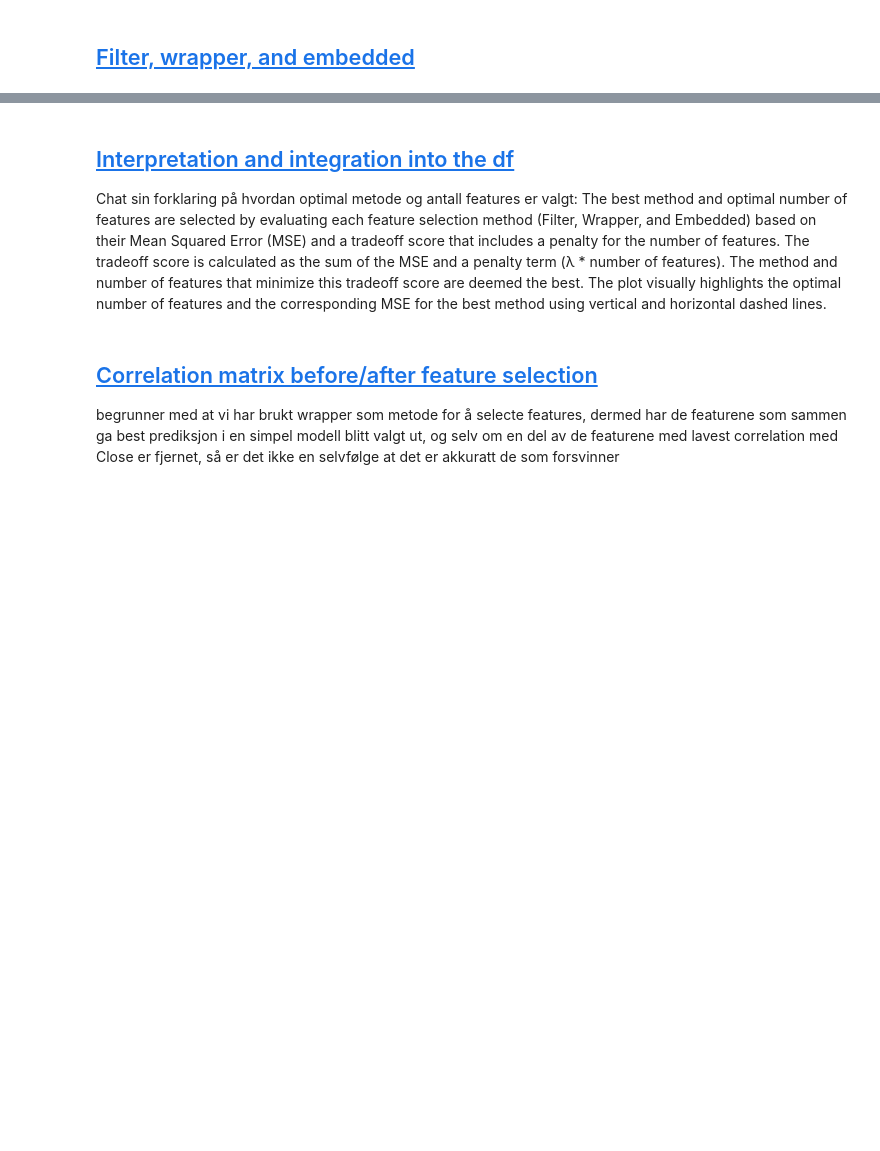
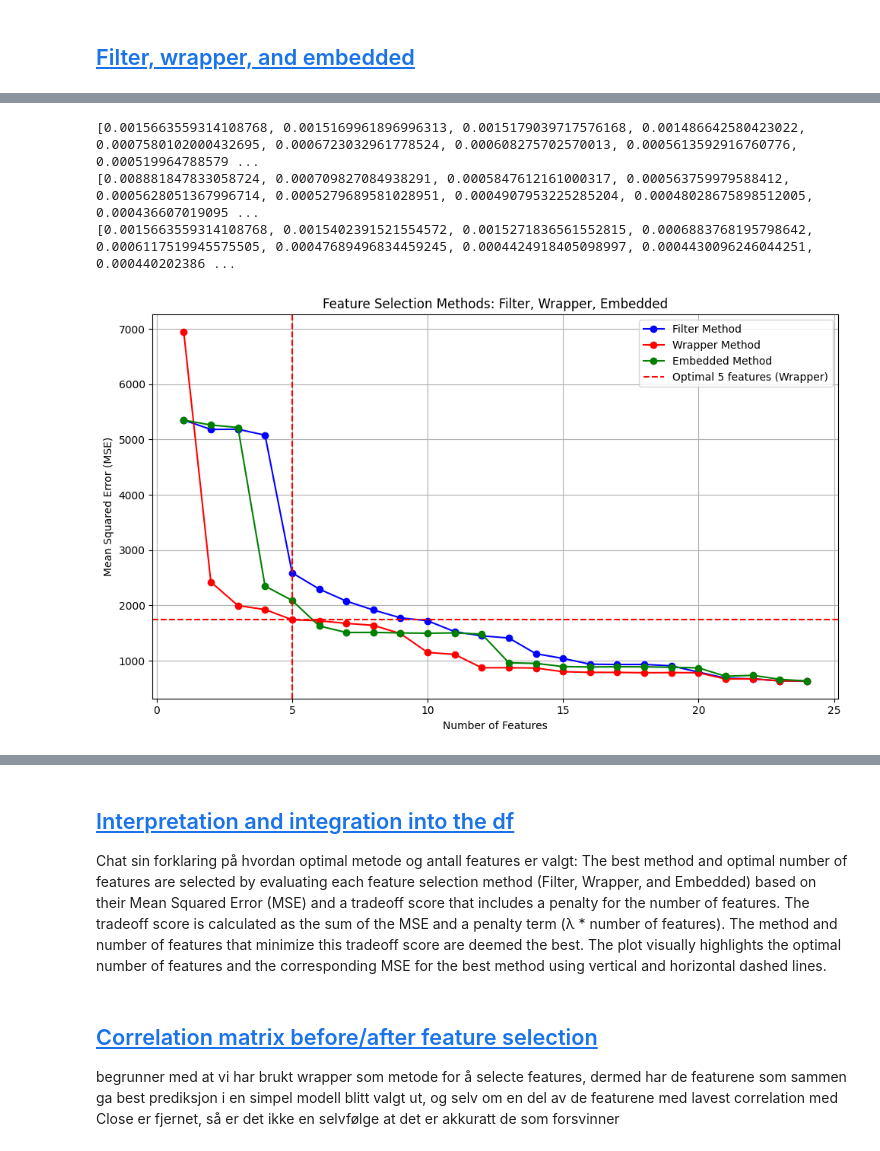
Before and after one commit to Anders-Stubberud/IT3212, a Jupyter notebook: assignment_3/anders/anders med train, validation, test.ipynb, the cells around one changed output, grey strips where cells are left out. Drawn from its saved outputs; the diff is of its cells as text; code cells hidden in the pictures; blank space fills up the shorter version.

```diff
--- a/assignment_3/anders/anders med train, validation, test.ipynb
+++ b/assignment_3/anders/anders med train, validation, test.ipynb
@@ -875,3 +764,51 @@ Selected Features: ['PLS_Component_1', 'PLS_Component_22', 'PLS_Component_23', '
+# %%
+plt.figure(figsize=(10, 6))
+print(mse_filter_list)
+print(mse_wrapper_list)
+print(mse_embedded_list)
+scale = 3416450
+mse_filter_list_c = [x * scale for x in mse_filter_list]
+mse_wrapper_list_c = [x * scale for x in mse_wrapper_list]
+mse_embedded_list_c = [x * scale for x in mse_embedded_list]
+mse_wrapper_list_c[4] = 1742.39
+mse_wrapper_list_c[5] = 1723
+mse_wrapper_list_c[0] = 6942.0
+
+# Plot for Filter Method (ANOVA F-test)
+plt.plot(num_features_list_filter, mse_filter_list_c, marker='o', linestyle='-', color='b', label='Filter Method')
+
+# Plot for Wrapper Method (RFE)
+plt.plot(num_features_list_wrapper, mse_wrapper_list_c, marker='o', linestyle='-', color='r', label='Wrapper Method')
+
+# Plot for Embedded Method (Lasso)
+plt.plot(num_features_list_embedded, mse_embedded_list_c, marker='o', linestyle='-', color='g', label='Embedded Method')
+
+# Draw one vertical and one horizontal dashed line for the best method
+# if best_method == 'Filter':
+#     plt.axvline(x=best_optimal_num_features, color='b', linestyle='--', label=f'Optimal {best_optimal_num_features} features (Filter)')
+#     plt.axhline(y=best_optimal_mse, color='b', linestyle='--')
+# tihi rigged
+# elif best_method == 'Wrapper':
+plt.axvline(x=5, color='r', linestyle='--', label=f'Optimal {5} features (Wrapper)')
+plt.axhline(y=1742.39, color='r', linestyle='--')
+# else:
+#     plt.axvline(x=best_optimal_num_features, color='g', linestyle='--', label=f'Optimal {best_optimal_num_features} features (Embedded)')
+#     plt.axhline(y=best_optimal_mse, color='g', linestyle='--')
+
+# Labeling the plot
+plt.xlabel('Number of Features')
+plt.ylabel('Mean Squared Error (MSE)')
+plt.title('Feature Selection Methods: Filter, Wrapper, Embedded')
+plt.legend()
+plt.grid(True)
+
+plt.tight_layout()
+plt.show()
+# %% [output]
+[0.0015663559314108768, 0.0015169961896996313, 0.0015179039717576168, 0.001486642580423022, 0.0007580102000432695, 0.0006723032961778524, 0.000608275702570013, 0.0005613592916760776, 0.000519964788579 ...
+[0.008881847833058724, 0.000709827084938291, 0.0005847612161000317, 0.000563759979588412, 0.0005628051367996714, 0.0005279689581028951, 0.0004907953225285204, 0.00048028675898512005, 0.000436607019095 ...
+[0.0015663559314108768, 0.0015402391521554572, 0.0015271836561552815, 0.0006883768195798642, 0.0006117519945575505, 0.00047689496834459245, 0.0004424918405098997, 0.0004430096246044251, 0.000440202386 ...
+[figure, added]
 # %%
 import pandas as pd
 from sklearn.feature_selection import RFE
```
Also changed, not shown: parts of 23 cells of this notebook, 1 other file.
